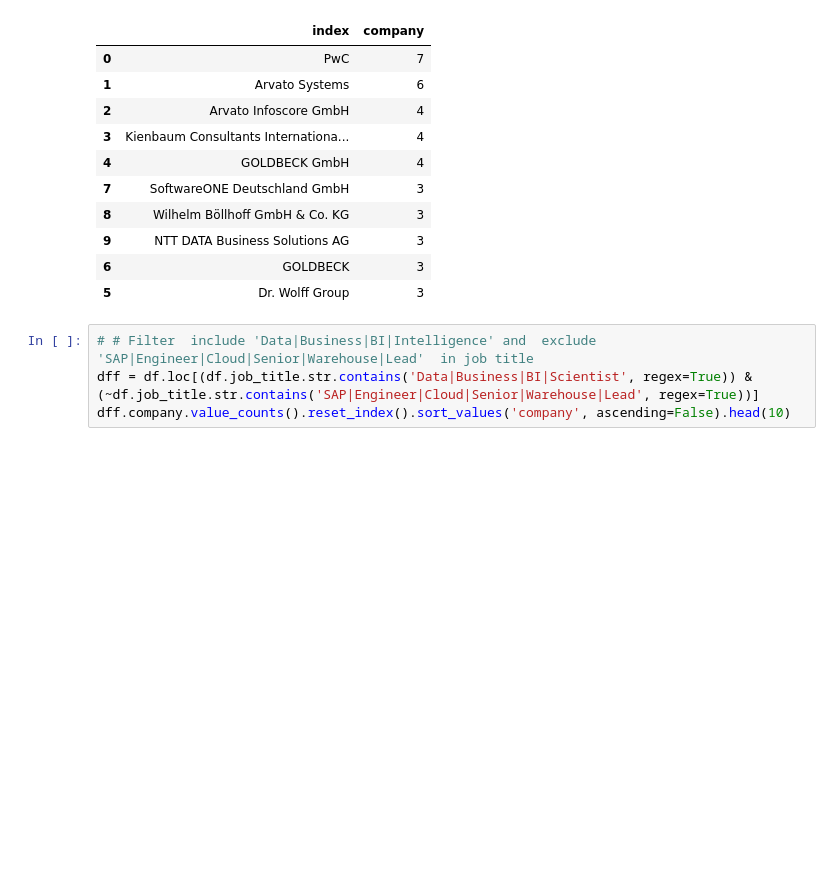
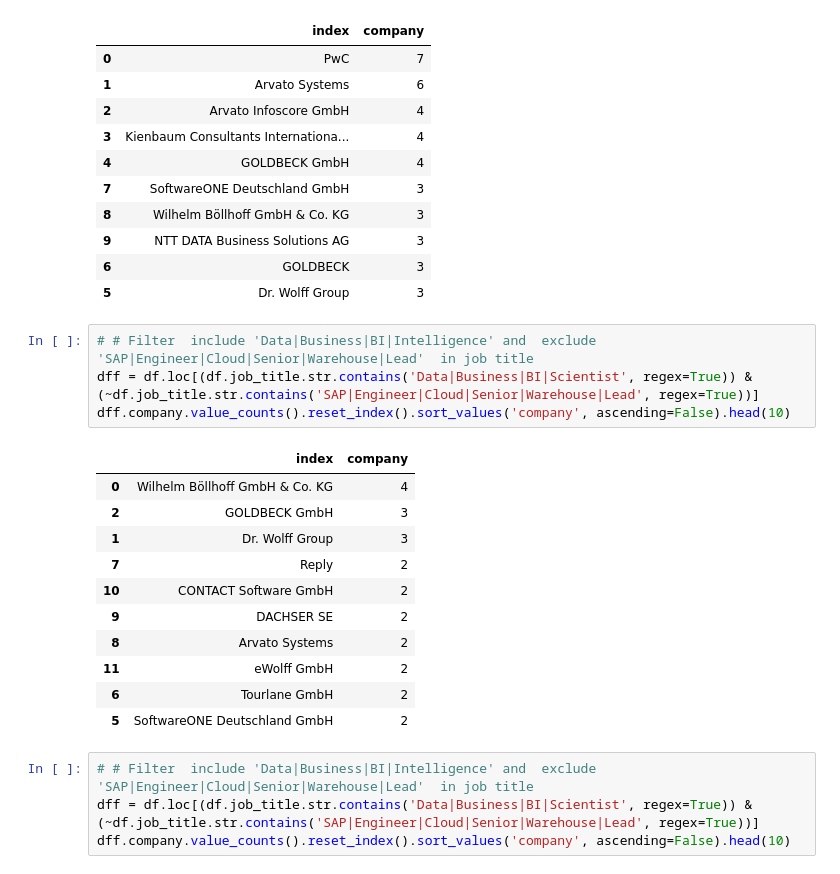
Before and after one commit to abdullahcayde/Portfolio_Projects, a Jupyter notebook: 02 - Web_Scraping_Job_Search/main_cleaning.ipynb, the cells around one changed output. Saved outputs shown, nothing was run; the diff lists cells and outputs as text; blank space fills up the shorter version.

```diff
--- a/02 - Web_Scraping_Job_Search/main_cleaning.ipynb
+++ b/02 - Web_Scraping_Job_Search/main_cleaning.ipynb
@@ -209,6 +228,22 @@ df[df.job_title.str.contains('Data|Business|BI|Intelligence')].company.value_cou
 | 9 | NTT DATA Business Solutions AG | 3 |
 | 6 | GOLDBECK | 3 |
 | 5 | Dr. Wolff Group | 3 |
+# %%
+# # Filter  include 'Data|Business|BI|Intelligence' and  exclude 'SAP|Engineer|Cloud|Senior|Warehouse|Lead'  in job title
+dff = df.loc[(df.job_title.str.contains('Data|Business|BI|Scientist', regex=True)) & (~df.job_title.str.contains('SAP|Engineer|Cloud|Senior|Warehouse|Lead', regex=True))]
+dff.company.value_counts().reset_index().sort_values('company', ascending=False).head(10)
+# %% [output]
+|  | index | company |
+| 0 | Wilhelm Böllhoff GmbH & Co. KG | 4 |
+| 2 | GOLDBECK GmbH | 3 |
+| 1 | Dr. Wolff Group | 3 |
+| 7 | Reply | 2 |
+| 10 | CONTACT Software GmbH | 2 |
+| 9 | DACHSER SE | 2 |
+| 8 | Arvato Systems | 2 |
+| 11 | eWolff GmbH | 2 |
+| 6 | Tourlane GmbH | 2 |
+| 5 | SoftwareONE Deutschland GmbH | 2 |
 # %%
 # # Filter  include 'Data|Business|BI|Intelligence' and  exclude 'SAP|Engineer|Cloud|Senior|Warehouse|Lead'  in job title
 dff = df.loc[(df.job_title.str.contains('Data|Business|BI|Scientist', regex=True)) & (~df.job_title.str.contains('SAP|Engineer|Cloud|Senior|Warehouse|Lead', regex=True))]
```
Also changed, not shown: parts of 12 cells of this notebook, 4 other files.
